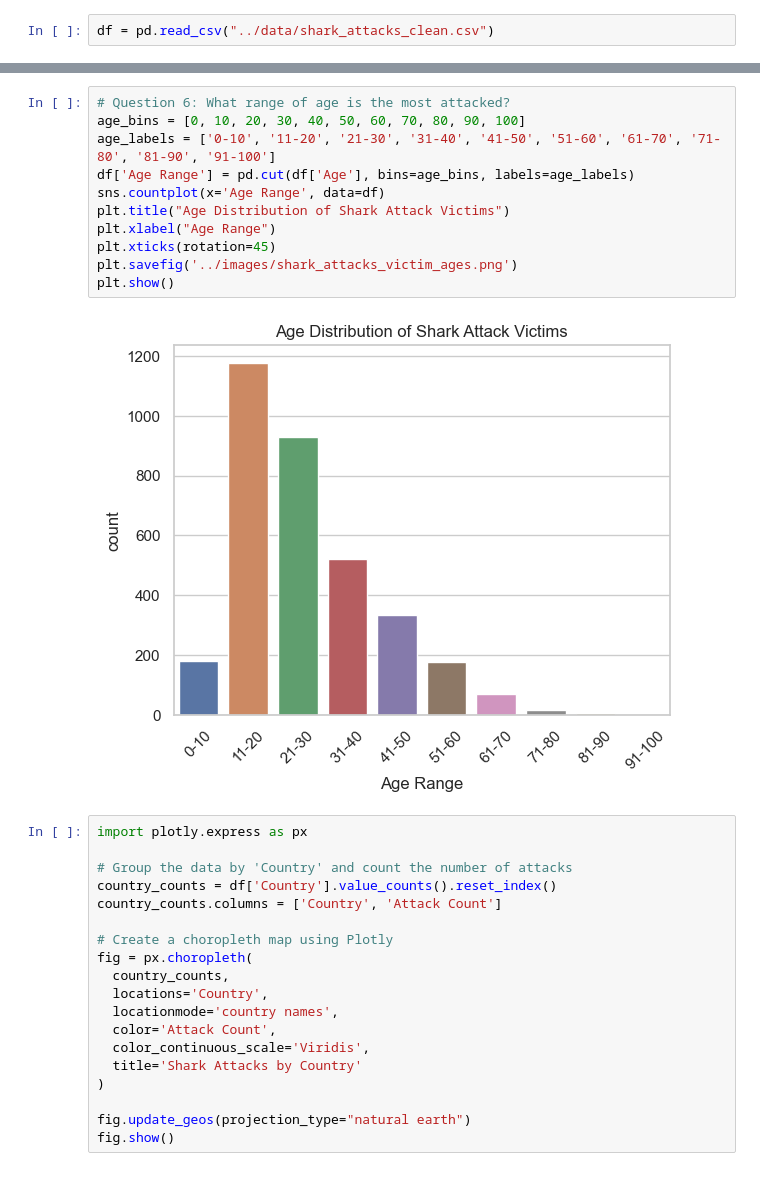
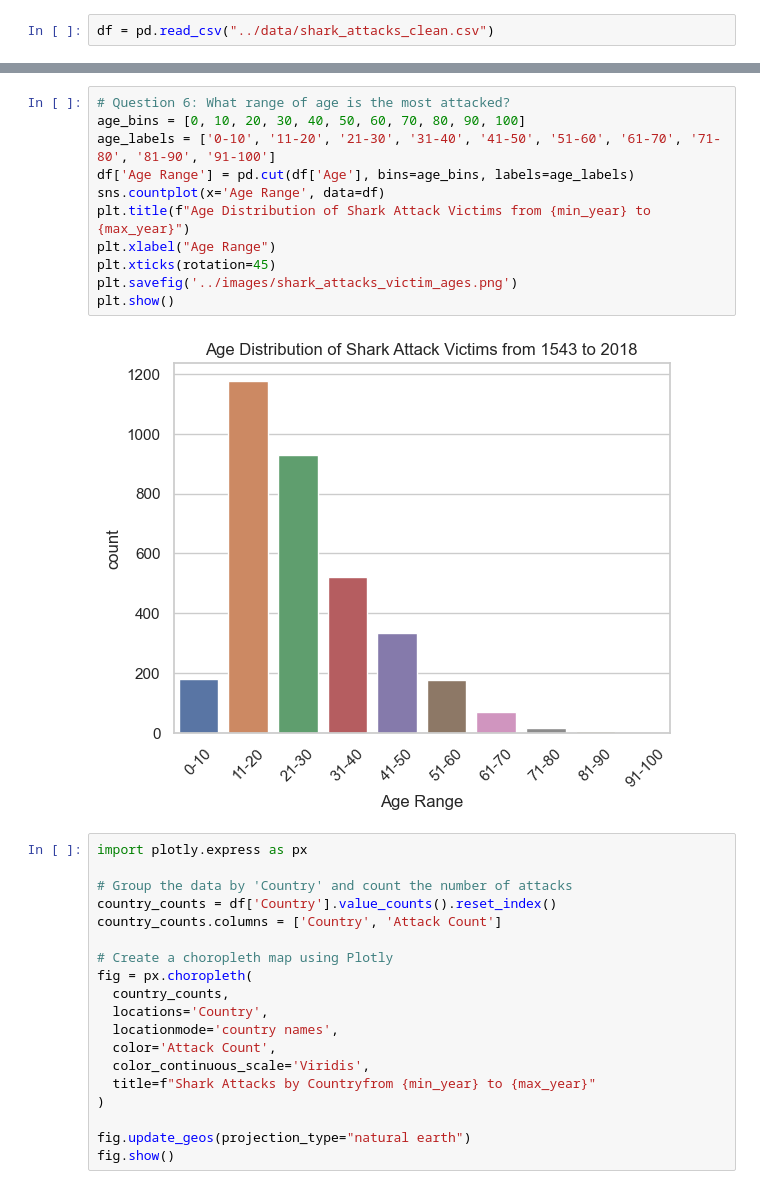
Before and after one commit to UriCVV/data-project-I, a Jupyter notebook: src/visualization.ipynb, the cells around one changed output, grey strips where cells are left out. Drawn from its saved outputs; the diff is of its cells as text.

```diff
--- a/src/visualization.ipynb
+++ b/src/visualization.ipynb
@@ -82,16 +88,16 @@ plt.show()
 # %%
 # Question 6: What range of age is the most attacked?
 age_bins = [0, 10, 20, 30, 40, 50, 60, 70, 80, 90, 100]
 age_labels = ['0-10', '11-20', '21-30', '31-40', '41-50', '51-60', '61-70', '71-80', '81-90', '91-100']
 df['Age Range'] = pd.cut(df['Age'], bins=age_bins, labels=age_labels)
 sns.countplot(x='Age Range', data=df)
-plt.title("Age Distribution of Shark Attack Victims")
+plt.title(f"Age Distribution of Shark Attack Victims from {min_year} to {max_year}")
 plt.xlabel("Age Range")
 plt.xticks(rotation=45)
 plt.savefig('../images/shark_attacks_victim_ages.png')
 plt.show()
 # %% [output]
-[figure, old version]
+[figure, new version]
 # %%
 import plotly.express as px
 
@@ -106,7 +112,7 @@ fig = px.choropleth(
   locationmode='country names',
   color='Attack Count',
   color_continuous_scale='Viridis',
-  title='Shark Attacks by Country'
+  title=f"Shark Attacks by Countryfrom {min_year} to {max_year}"
 )
 
 fig.update_geos(projection_type="natural earth")
```
Also changed, not shown: parts of 6 cells of this notebook, 9 other files.
